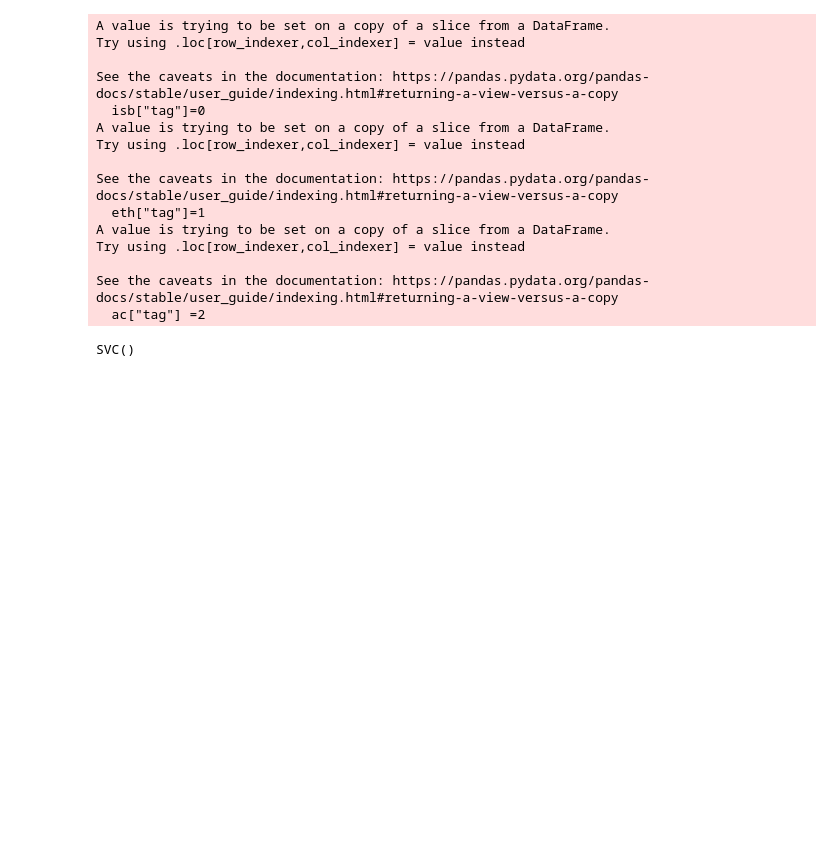
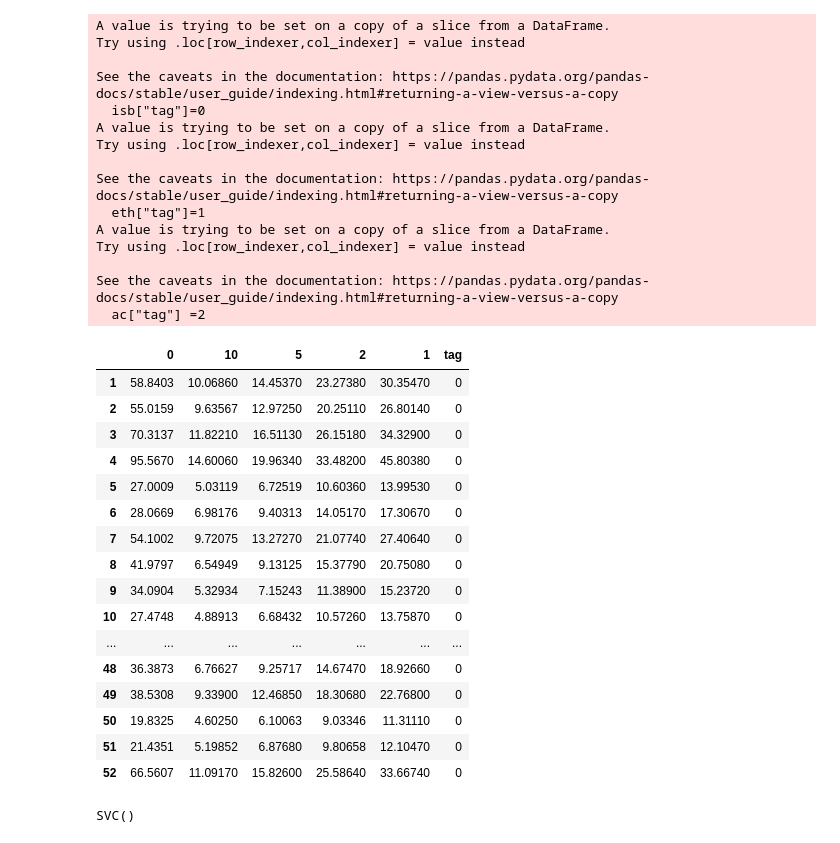
Before and after one commit to lomvix/time-series-study, a Jupyter notebook: clip_data_analysis.ipynb, the cells around one changed output. Saved outputs shown, nothing was run; the diff lists cells and outputs as text; code cells hidden in the pictures; blank space fills up the shorter version.

```diff
--- a/clip_data_analysis.ipynb
+++ b/clip_data_analysis.ipynb
@@ -471,6 +494,26 @@ Try using .loc[row_indexer,col_indexer] = value instead
 
 See the caveats in the documentation: https://pandas.pydata.org/pandas-docs/stable/user_guide/indexing.html#returning-a-view-versus-a-copy
   ac["tag"] =2
+# %%
+isb
+# %% [output]
+|  | 0 | 10 | 5 | 2 | 1 | tag |
+| 1 | 58.8403 | 10.06860 | 14.45370 | 23.27380 | 30.35470 | 0 |
+| 2 | 55.0159 | 9.63567 | 12.97250 | 20.25110 | 26.80140 | 0 |
+| 3 | 70.3137 | 11.82210 | 16.51130 | 26.15180 | 34.32900 | 0 |
+| 4 | 95.5670 | 14.60060 | 19.96340 | 33.48200 | 45.80380 | 0 |
+| 5 | 27.0009 | 5.03119 | 6.72519 | 10.60360 | 13.99530 | 0 |
+| 6 | 28.0669 | 6.98176 | 9.40313 | 14.05170 | 17.30670 | 0 |
+| 7 | 54.1002 | 9.72075 | 13.27270 | 21.07740 | 27.40640 | 0 |
+| 8 | 41.9797 | 6.54949 | 9.13125 | 15.37790 | 20.75080 | 0 |
+| 9 | 34.0904 | 5.32934 | 7.15243 | 11.38900 | 15.23720 | 0 |
+| 10 | 27.4748 | 4.88913 | 6.68432 | 10.57260 | 13.75870 | 0 |
+| ... | ... | ... | ... | ... | ... | ... |
+| 48 | 36.3873 | 6.76627 | 9.25717 | 14.67470 | 18.92660 | 0 |
+| 49 | 38.5308 | 9.33900 | 12.46850 | 18.30680 | 22.76800 | 0 |
+| 50 | 19.8325 | 4.60250 | 6.10063 | 9.03346 | 11.31110 | 0 |
+| 51 | 21.4351 | 5.19852 | 6.87680 | 9.80658 | 12.10470 | 0 |
+| 52 | 66.5607 | 11.09170 | 15.82600 | 25.58640 | 33.66740 | 0 |
 # %%
 cilp_d=pd.concat([isb,eth,ac],axis=0)
 # %%
```
Also changed, not shown: parts of 23 cells of this notebook.
